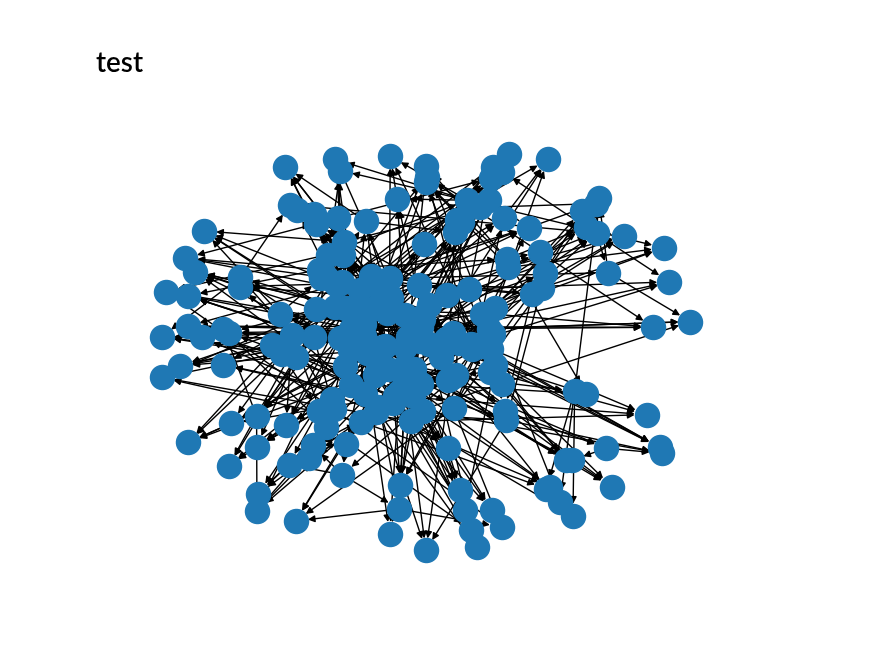
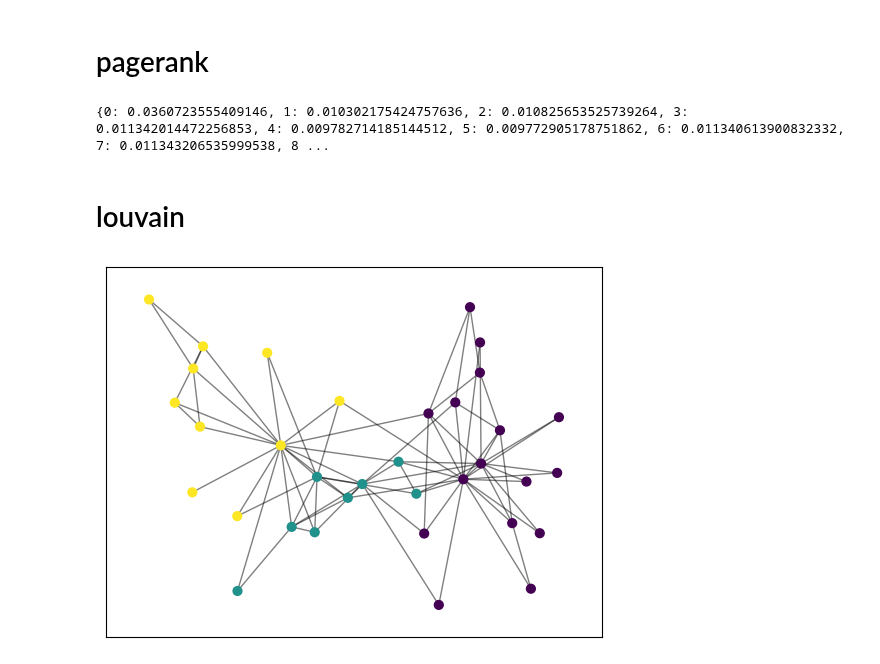
Before and after one commit to smallcat9603/graph, a Jupyter notebook: IMTool-master/plot.ipynb, the cells around one changed output. Drawn from its saved outputs; the diff is of its cells as text; code cells hidden in the pictures; blank space fills up the shorter version.

```diff
--- a/IMTool-master/plot.ipynb
+++ b/IMTool-master/plot.ipynb
@@ -1,28 +32,11 @@
 # %% [markdown]
-# test
+# pagerank
-# %%
-import pandas as pd
-import numpy as np
-import igraph as ig
-
-data = np.loadtxt('data/graph.txt', dtype=np.float32) # adjacency matrix
-matrix = pd.DataFrame(data)
-
-m = matrix.values # ndarray
-g1 = ig.Graph.Adjacency((m > 0).tolist()) # default mode='directed'
-g1.es['weight'] = m[m.nonzero()]
-ig.plot(g1)
-
-g1.write_adjacency('data/graph_adjacency.txt')
-g1.write_edgelist('data/graph_edgelist.txt')
-g1.write_pajek('data/graph_pajek.txt')
-
-import networkx as nx
-import matplotlib.pyplot as plt
-
-g1 = g1.get_edgelist()
-g2 = nx.DiGraph(g1)
-nx.draw(g2)
-plt.show()
-# %% [output]
-[figure, removed]
+# %%
+
+G = nx.barabasi_albert_graph(60,41)
+pr = nx.pagerank(G)
+print(pr)
+# %% [output]
+{0: 0.0360723555409146, 1: 0.010302175424757636, 2: 0.010825653525739264, 3: 0.011342014472256853, 4: 0.009782714185144512, 5: 0.009772905178751862, 6: 0.011340613900832332, 7: 0.011343206535999538, 8 ...
+# %% [markdown]
+# louvain
@@ -28,0 +46,17 @@ plt.show()
+# %%
+
+# load the karate club graph
+G = nx.karate_club_graph()
+
+#first compute the best partition
+partition = community_louvain.best_partition(G)
+
+# draw the graph
+pos = nx.spring_layout(G)
+# color the nodes according to their partition
+cmap = cm.get_cmap('viridis', max(partition.values()) + 1)
+nx.draw_networkx_nodes(G, pos, partition.keys(), node_size=40, cmap=cmap, node_color=list(partition.values()))
+nx.draw_networkx_edges(G, pos, alpha=0.5)
+plt.show()
+# %% [output]
+[figure, added]
```
Also changed, not shown: parts of 11 cells of this notebook.
